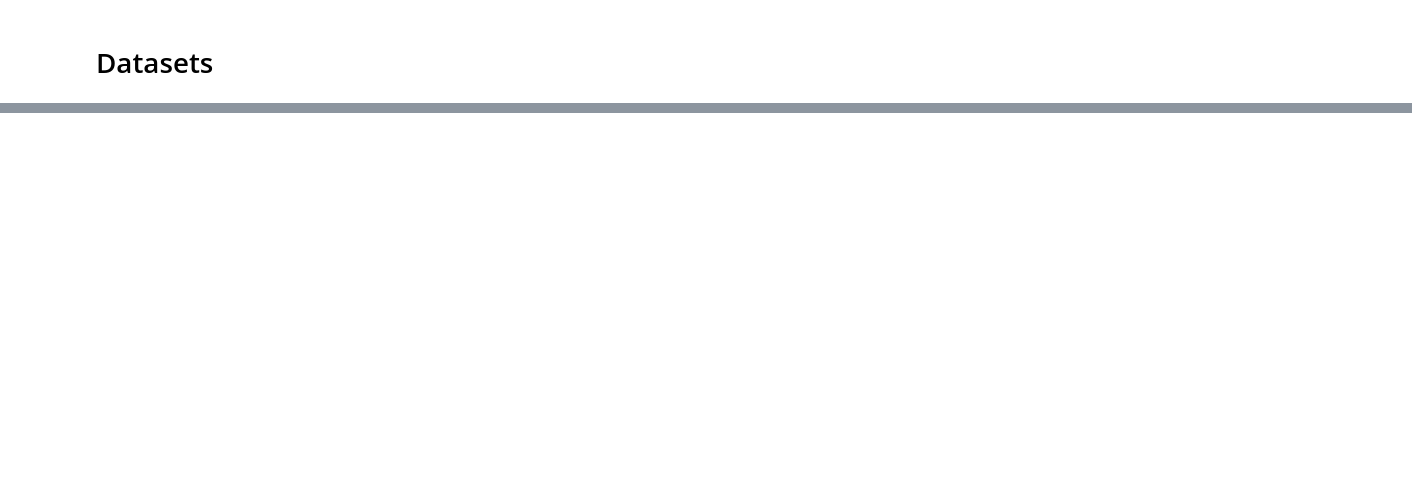
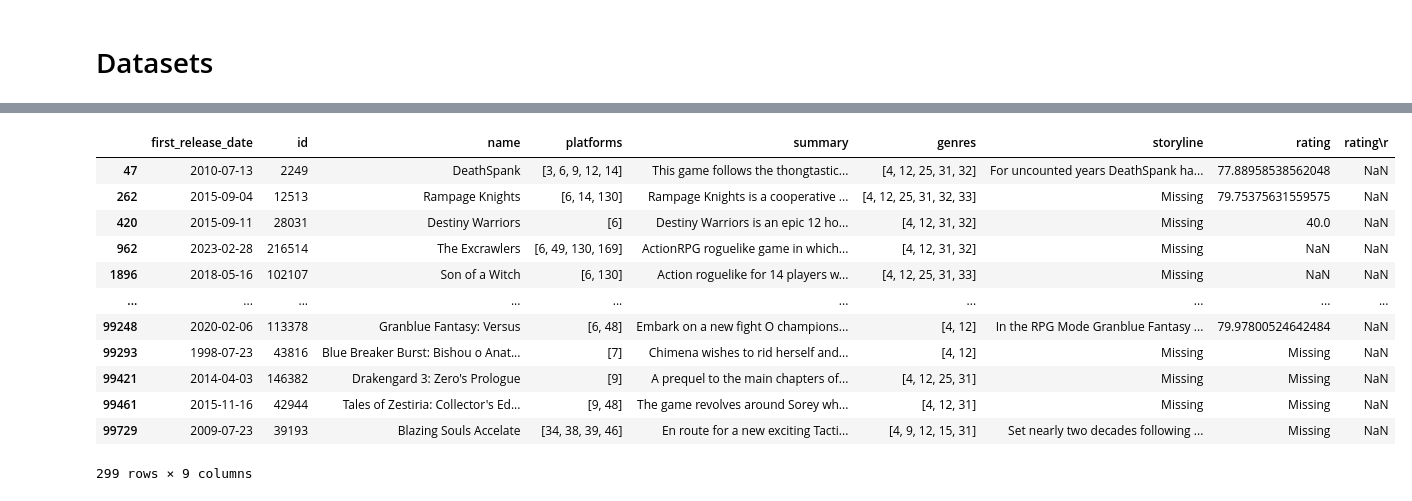
Before and after one commit to riccardoRubei/MSR2024-Data-Showcase, a Jupyter notebook: scripts/data_analysis.ipynb, the cells around one changed output, grey strips where cells are left out. Saved outputs shown, nothing was run; the diff lists cells and outputs as text; code cells hidden in the pictures; blank space fills up the shorter version.

Commit message:
Some more analysis of the igdb data

```diff
--- a/scripts/data_analysis.ipynb
+++ b/scripts/data_analysis.ipynb
@@ -189,0 +221,15 @@ games_single_platform.sort_values(by='count', ascending=False)
+# %%
+# remove genres values missing values
+dataset_no_nas = dataset.dropna(subset=['genres'])
+# remove genres values  ''
+dataset_no_nas = dataset_no_nas[dataset_no_nas['genres'].apply(lambda x: x[0] != '')]
+
+games_per_genre = dataset_no_nas['genres'].apply(lambda x: x[0]).value_counts().sort_values(ascending=False)
+
+games_per_genre = pd.DataFrame(games_per_genre).reset_index().rename(columns={'genres': 'genre_id'})
+games_per_genre['genre_id'] = games_per_genre['genre_id'].astype(int)
+games_per_genre = games_per_genre.merge(df_genres, on='genre_id', how='left')
+games_per_genre.sort_values(by='count', ascending=False)
+
+games_per_genre['count'].sum()
+# games_per_genre
@@ -189,0 +281,17 @@ games_single_platform.sort_values(by='count', ascending=False)
+# %%
+# show only the games with genres 12 and 4
+dataset_no_nas[dataset_no_nas['genres'].apply(lambda x: '12' in x and '4' in x)]
+# %% [output]
+|  | first_release_date | id | name | platforms | summary | genres | storyline | rating | rating\r |
+| 47 | 2010-07-13 | 2249 | DeathSpank | [3, 6, 9, 12, 14] | This game follows the thongtastic... | [4, 12, 25, 31, 32] | For uncounted years DeathSpank ha... | 77.88958538562048 | NaN |
+| 262 | 2015-09-04 | 12513 | Rampage Knights | [6, 14, 130] | Rampage Knights is a cooperative ... | [4, 12, 25, 31, 32, 33] | Missing | 79.75375631559575 | NaN |
+| 420 | 2015-09-11 | 28031 | Destiny Warriors | [6] | Destiny Warriors is an epic 12 ho... | [4, 12, 31, 32] | Missing | 40.0 | NaN |
+| 962 | 2023-02-28 | 216514 | The Excrawlers | [6, 49, 130, 169] | ActionRPG roguelike game in which... | [4, 12, 31, 32] | Missing | NaN | NaN |
+| 1896 | 2018-05-16 | 102107 | Son of a Witch | [6, 130] | Action roguelike for 14 players w... | [4, 12, 25, 31, 33] | Missing | NaN | NaN |
+| ... | ... | ... | ... | ... | ... | ... | ... | ... | ... |
+| 99248 | 2020-02-06 | 113378 | Granblue Fantasy: Versus | [6, 48] | Embark on a new fight O champions... | [4, 12] | In the RPG Mode Granblue Fantasy ... | 79.97800524642484 | NaN |
+| 99293 | 1998-07-23 | 43816 | Blue Breaker Burst: Bishou o Anat... | [7] | Chimena wishes to rid herself and... | [4, 12] | Missing | Missing | NaN |
+| 99421 | 2014-04-03 | 146382 | Drakengard 3: Zero's Prologue | [9] | A prequel to the main chapters of... | [4, 12, 25, 31] | Missing | Missing | NaN |
+| 99461 | 2015-11-16 | 42944 | Tales of Zestiria: Collector's Ed... | [9, 48] | The game revolves around Sorey wh... | [4, 12, 31] | Missing | Missing | NaN |
+| 99729 | 2009-07-23 | 39193 | Blazing Souls Accelate | [34, 38, 39, 46] | En route for a new exciting Tacti... | [4, 9, 12, 15, 31] | Set nearly two decades following ... | Missing | NaN |
+299 rows × 9 columns
```
Also changed, not shown: parts of 23 cells of this notebook, 1 other file.
